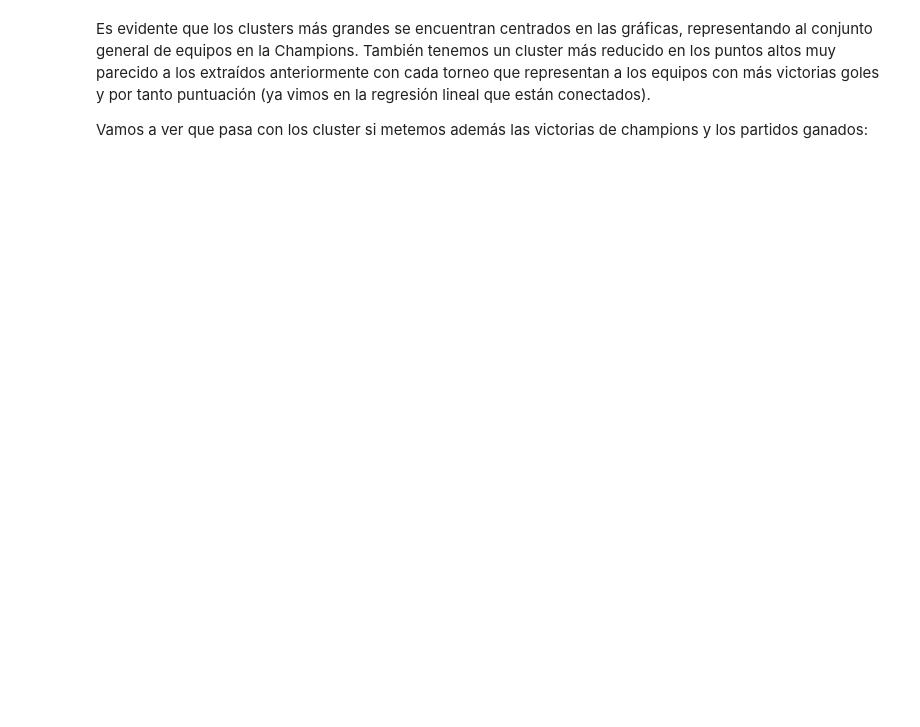
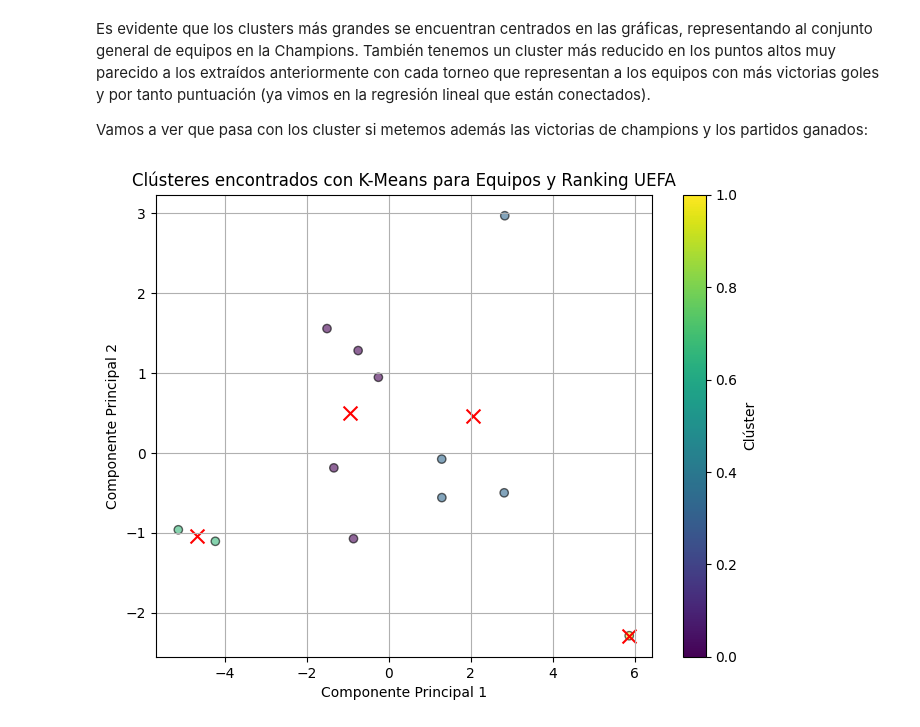
Before and after one commit to PdEXavierMY/Champions, a Jupyter notebook: cluster.ipynb, the cells around one changed output. Cells and saved outputs as stored; diff of their text form; code cells hidden in the pictures; blank space fills up the shorter version.

Commit message:
cluster normales listos

```diff
--- a/cluster.ipynb
+++ b/cluster.ipynb
@@ -225,3 +225,46 @@ plt.show()
 Es evidente que los clusters más grandes se encuentran centrados en las gráficas, representando al conjunto general de equipos en la Champions. También tenemos un cluster más reducido en los puntos altos muy parecido a los extraídos anteriormente con cada torneo que representan a los equipos con más victorias goles y por tanto puntuación (ya vimos en la regresión lineal que están conectados).
 
 Vamos a ver que pasa con los cluster si metemos además las victorias de champions y los partidos ganados:
+# %%
+# Renombrar columna en df_equipos_goles
+df_equipos_goles.rename(columns={'Equipo': 'Club'}, inplace=True)
+df_victorias.rename(columns={'Equipo': 'Club'}, inplace=True)
+df_champions.rename(columns={'Equipo': 'Club'}, inplace=True)
+
+# Unir los DataFrames en base a la columna 'Club'
+df_combined = pd.merge(df_equipos_goles, df_uefa_ranking, on='Club')
+df_combined = pd.merge(df_combined, df_victorias, on='Club')
+df_combined = pd.merge(df_combined, df_champions, on='Club')
+
+# Eliminar la columna 'Club' antes de aplicar PCA
+df_combined_numeric = df_combined.drop(columns=['Club'])
+
+# Imputar valores perdidos con 0
+imputer = SimpleImputer(strategy='constant', fill_value=0)
+df_imputed = imputer.fit_transform(df_combined_numeric)
+
+# Escalar características numéricas
+scaler = StandardScaler()
+df_scaled = scaler.fit_transform(df_imputed)
+
+# Reducción de dimensionalidad con PCA
+pca = PCA(n_components=2)
+df_pca = pca.fit_transform(df_scaled)
+
+# Clústering con K-Means
+kmeans = KMeans(n_clusters=4)
+kmeans.fit(df_pca)
+labels = kmeans.labels_
+
+# Visualización de resultados
+plt.figure(figsize=(8, 6))
+plt.scatter(df_pca[:, 0], df_pca[:, 1], c=labels, cmap='viridis', edgecolor='k', alpha=0.6)
+plt.scatter(kmeans.cluster_centers_[:, 0], kmeans.cluster_centers_[:, 1], c='red', marker='x', s=100)
+plt.title('Clústeres encontrados con K-Means para Equipos y Ranking UEFA')
+plt.xlabel('Componente Principal 1')
+plt.ylabel('Componente Principal 2')
+plt.colorbar(label='Clúster')
+plt.grid(True)
+plt.show()
+# %% [output]
+[figure, added]
```
Also changed, not shown: parts of 8 cells of this notebook.
